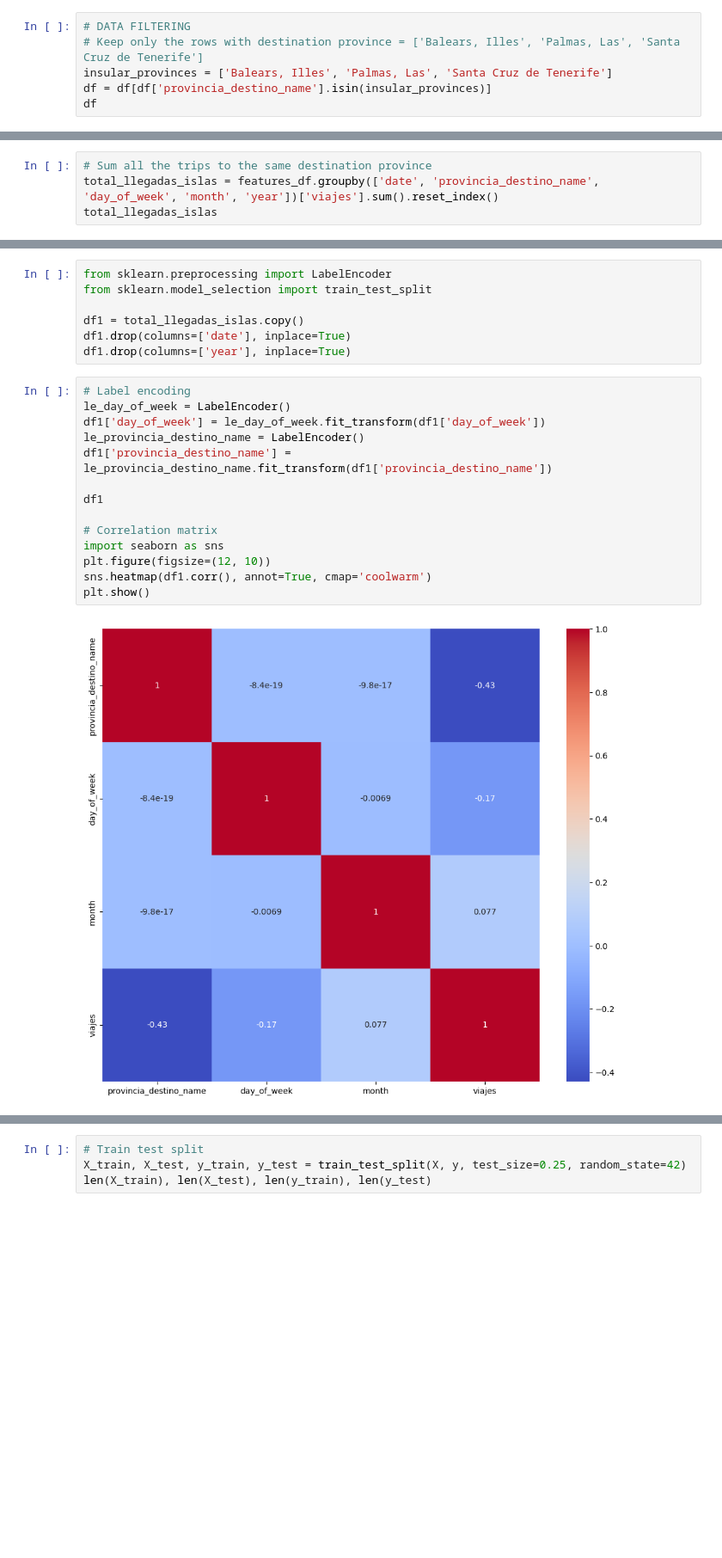
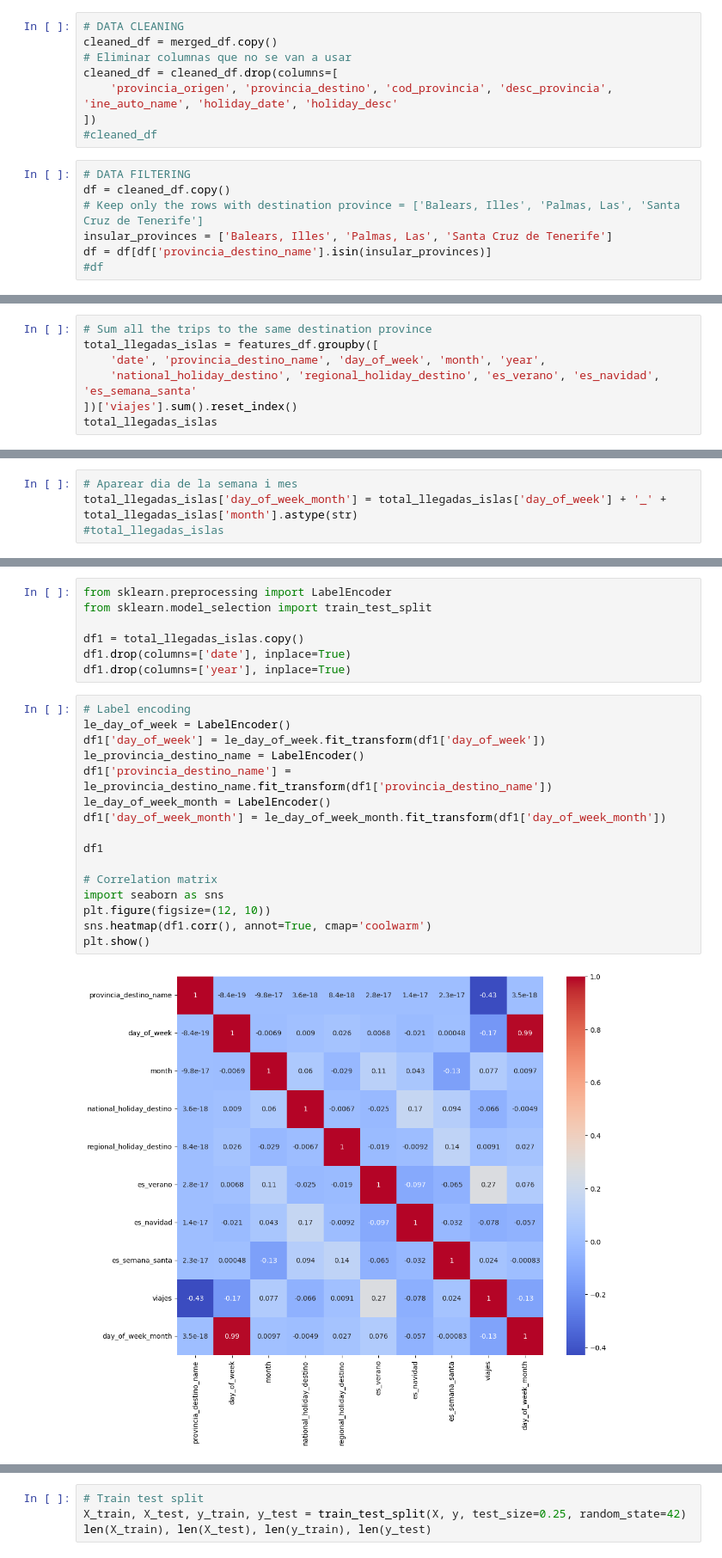
Before and after one commit to pdpau/DataNomads, a Jupyter notebook: code/model_selection.ipynb, the cells around one changed output, grey strips where cells are left out. Shown at 86% size. Cells and saved outputs as stored; diff of their text form; blank space fills up the shorter version.

```diff
--- a/code/model_selection.ipynb
+++ b/code/model_selection.ipynb
@@ -48,6 +110,15 @@ All this process is known as **Data Wrangling**. In particular, the whole data w
+# %%
+# DATA CLEANING
+cleaned_df = merged_df.copy()
+# Eliminar columnas que no se van a usar
+cleaned_df = cleaned_df.drop(columns=[
+    'provincia_origen', 'provincia_destino', 'cod_provincia', 'desc_provincia', 'ine_auto_name', 'holiday_date', 'holiday_desc'
+])
+#cleaned_df
 # %%
 # DATA FILTERING
+df = cleaned_df.copy()
 # Keep only the rows with destination province = ['Balears, Illes', 'Palmas, Las', 'Santa Cruz de Tenerife']
 insular_provinces = ['Balears, Illes', 'Palmas, Las', 'Santa Cruz de Tenerife']
 df = df[df['provincia_destino_name'].isin(insular_provinces)]
-df
+#df
@@ -95,5 +138,8 @@ features_df
 # %%
 # Sum all the trips to the same destination province
-total_llegadas_islas = features_df.groupby(['date', 'provincia_destino_name', 'day_of_week', 'month', 'year'])['viajes'].sum().reset_index()
+total_llegadas_islas = features_df.groupby([
+    'date', 'provincia_destino_name', 'day_of_week', 'month', 'year',
+    'national_holiday_destino', 'regional_holiday_destino', 'es_verano', 'es_navidad', 'es_semana_santa'
+])['viajes'].sum().reset_index()
 total_llegadas_islas
 # %% [output]
@@ -113,3 +159,7 @@ total_llegadas_islas
+# %%
+# Aparear dia de la semana i mes
+total_llegadas_islas['day_of_week_month'] = total_llegadas_islas['day_of_week'] + '_' + total_llegadas_islas['month'].astype(str)
+#total_llegadas_islas
 # %% [markdown]
 ## 4. Model
 # %%
@@ -122,17 +172,19 @@ df1.drop(columns=['year'], inplace=True)
 # %%
 # Label encoding
 le_day_of_week = LabelEncoder()
 df1['day_of_week'] = le_day_of_week.fit_transform(df1['day_of_week'])
 le_provincia_destino_name = LabelEncoder()
 df1['provincia_destino_name'] = le_provincia_destino_name.fit_transform(df1['provincia_destino_name'])
+le_day_of_week_month = LabelEncoder()
+df1['day_of_week_month'] = le_day_of_week_month.fit_transform(df1['day_of_week_month'])
 
 df1
 
 # Correlation matrix
 import seaborn as sns
 plt.figure(figsize=(12, 10))
 sns.heatmap(df1.corr(), annot=True, cmap='coolwarm')
 plt.show()
 # %% [output]
-[figure, old version]
+[figure, new version]
 # %%
```
Also changed, not shown: parts of 14 cells of this notebook, 1 other file.
